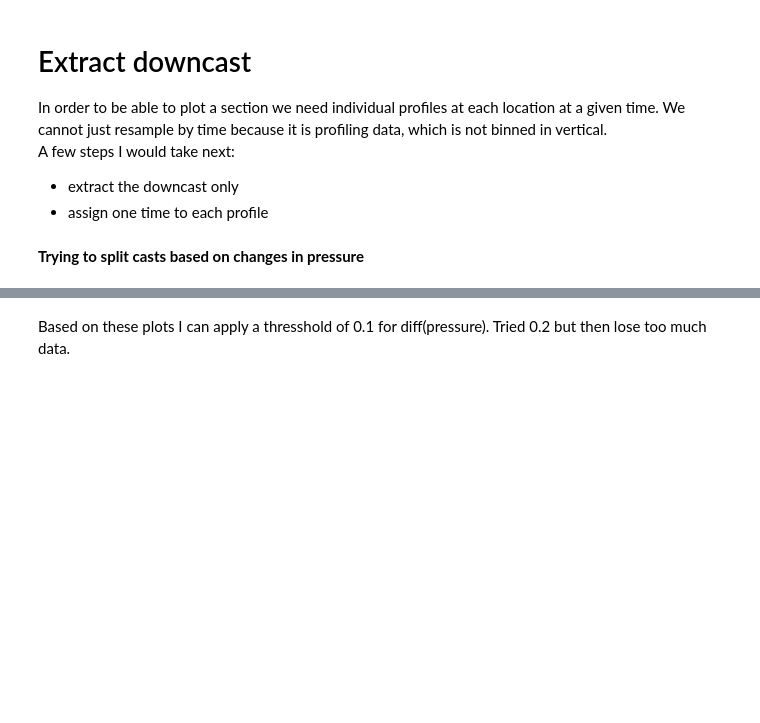
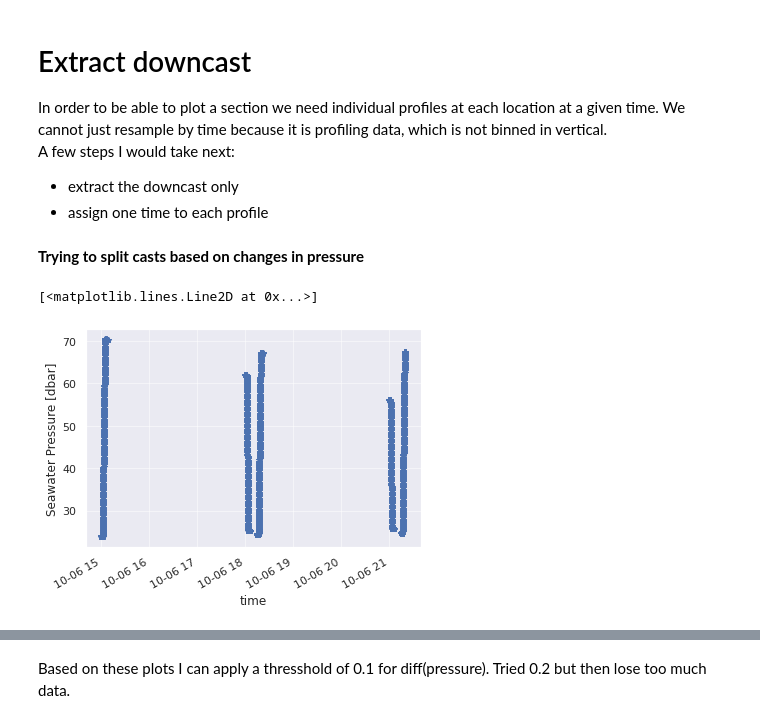
Before and after one commit to sryan288/ohw20-proj-ooi-profiles-section, a Jupyter notebook: OOI_profiles_Svenja.ipynb, the cells around one changed output, grey strips where cells are left out. Drawn from its saved outputs; the diff is of its cells as text; code cells hidden in the pictures; blank space fills up the shorter version.

Commit message:
first try to extract down casts only

```diff
--- a/OOI_profiles_Svenja.ipynb
+++ b/OOI_profiles_Svenja.ipynb
@@ -114,3 +114,11 @@ A few steps I would take next:
 - assign one time to each profile
 # %% [markdown]
 **Trying to split casts based on changes in pressure**
+# %%
+# plot first few profiles from initial dataset
+
+dummy = ds['inshore']
+dummy.ctdpf_ckl_seawater_pressure[0:2000].plot(marker='*',linestyle='')
+# %% [output]
+[<matplotlib.lines.Line2D at 0x...>]
+[figure, added]
```
Also changed, not shown: parts of 2 cells of this notebook.
